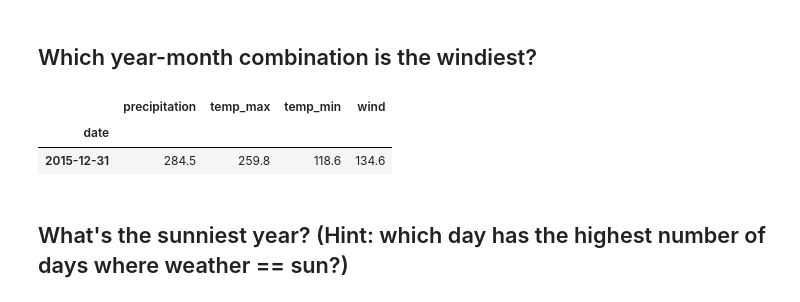
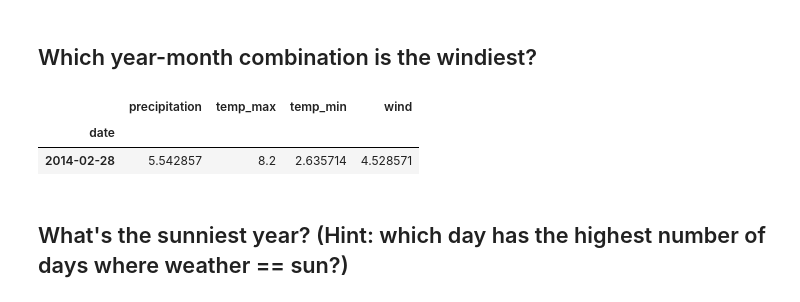
Before and after one commit to DanChurchill/time_series_exercises, a Jupyter notebook: time_series_exercises.ipynb, the cells around one changed output. Saved outputs shown, nothing was run; the diff lists cells and outputs as text; code cells hidden in the pictures.

```diff
--- a/time_series_exercises.ipynb
+++ b/time_series_exercises.ipynb
@@ -181,11 +181,11 @@ plt.show()
 # %% [markdown]
 ## Which year-month combination is the windiest?
 # %%
-df.resample('M').sum().sort_values('wind', ascending=False).head(1)
+df.resample('M').mean().sort_values('wind', ascending=False).head(1)
 # %% [output]
 |  | precipitation | temp_max | temp_min | wind |
 | date |  |  |  |  |
-| 2015-12-31 | 284.5 | 259.8 | 118.6 | 134.6 |
+| 2014-02-28 | 5.542857 | 8.2 | 2.635714 | 4.528571 |
 # %% [markdown]
 ## What's the sunniest year? (Hint: which day has the highest number of days where weather == sun?)
 # %%
```
Also changed, not shown: parts of 10 cells of this notebook, 3 other files.
